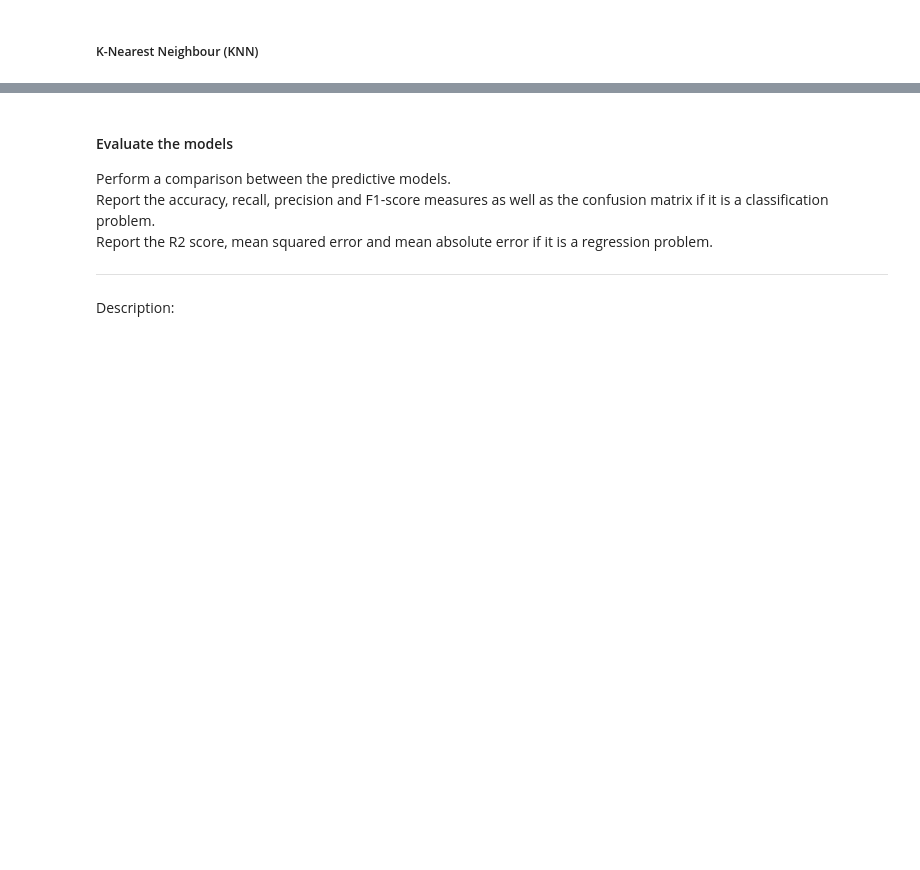
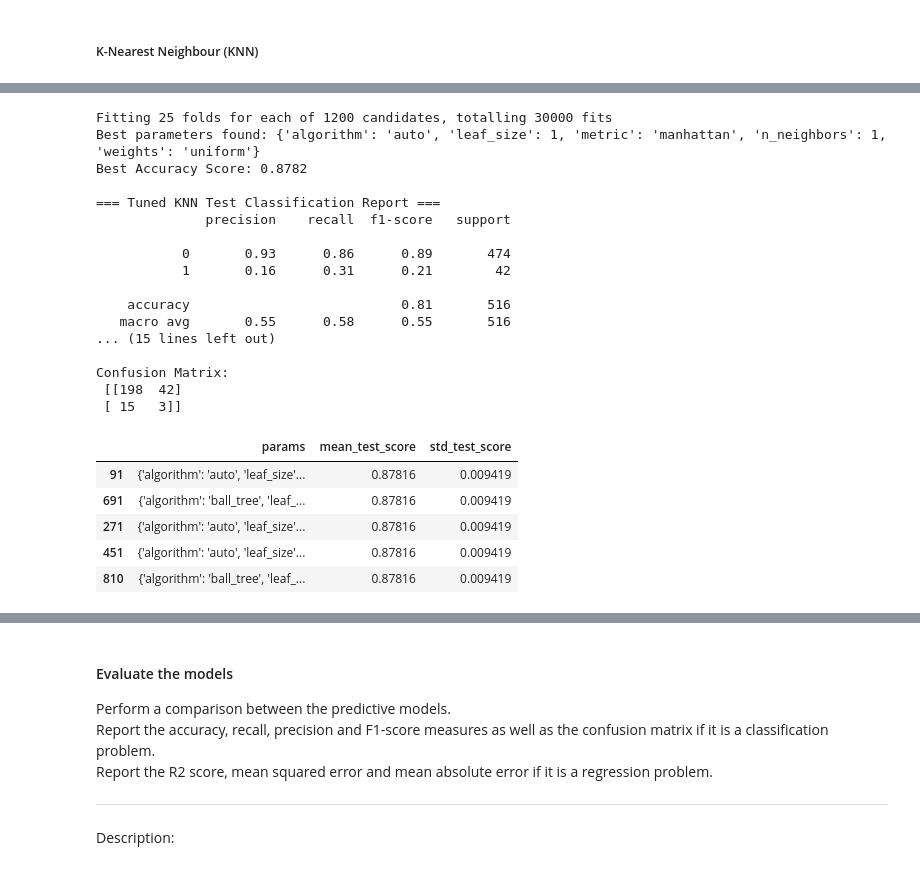
Before and after one commit to WenHao1223/cpc251-proj, a Jupyter notebook: Seismic/CPC251_Project_Part1_Seismic6.ipynb, the cells around one changed output, grey strips where cells are left out. Drawn from its saved outputs; the diff is of its cells as text; code cells hidden in the pictures; blank space fills up the shorter version.

```diff
--- a/Seismic/CPC251_Project_Part1_Seismic6.ipynb
+++ b/Seismic/CPC251_Project_Part1_Seismic6.ipynb
@@ -840,0 +878,76 @@ dtc_best_model = None # @Jccc03
+# %%
+from sklearn.model_selection import GridSearchCV, RepeatedStratifiedKFold
+from sklearn.neighbors import KNeighborsClassifier
+from sklearn.metrics import classification_report, confusion_matrix
+import pandas as pd
+
+# Hyperparameter Tuning for K-Nearest Neighbor
+knn_params = {
+    "n_neighbors": range(1, 30, 2),
+    "weights": ["uniform", "distance"],
+    "metric": ["euclidean", "manhattan"],
+    "algorithm": ["auto", "ball_tree"],
+    "leaf_size": range(1, 50, 5)
+}
+
+# Initialize the KNN classifier
+KNN = KNeighborsClassifier()
+
+# Repeated Stratified K-Fold Cross Validation
+cv = RepeatedStratifiedKFold(n_splits=5, n_repeats=5, random_state=42)
+
+# Grid Search
+grid_search = GridSearchCV(estimator=KNN, param_grid=knn_params, n_jobs=-1,
+                           cv=cv, scoring="accuracy", error_score=0, verbose=3)
+
+# Fit on training data
+grid_results = grid_search.fit(X_train, y_train)
+
+# Output best parameters and score
+best_params = grid_results.best_params_
+print(f"Best parameters found: {best_params}")
+print(f"Best Accuracy Score: {grid_results.best_score_:.4f}")
+
+# Evaluate best model
+best_knn = grid_results.best_estimator_
+
+# Predict and evaluate on test set
+y_pred_test = best_knn.predict(X_test)
+y_pred_val = best_knn.predict(X_vald)
+
+print("\n=== Tuned KNN Test Classification Report ===")
+print(classification_report(y_test, y_pred_test))
+print("Confusion Matrix:\n", confusion_matrix(y_test, y_pred_test))
+
+print("\n=== Tuned KNN Validation Classification Report ===")
+print(classification_report(y_vald, y_pred_val))
+print("Confusion Matrix:\n", confusion_matrix(y_vald, y_pred_val))
+
+# Optional: save GridSearchCV results to DataFrame
+results_df = pd.DataFrame(grid_results.cv_results_)
+results_df = results_df.sort_values(by="mean_test_score", ascending=False)
+results_df[["params", "mean_test_score", "std_test_score"]].head()
+# %% [output]
+Fitting 25 folds for each of 1200 candidates, totalling 30000 fits
+Best parameters found: {'algorithm': 'auto', 'leaf_size': 1, 'metric': 'manhattan', 'n_neighbors': 1, 'weights': 'uniform'}
+Best Accuracy Score: 0.8782
+
+=== Tuned KNN Test Classification Report ===
+              precision    recall  f1-score   support
+
+           0       0.93      0.86      0.89       474
+           1       0.16      0.31      0.21        42
+
+    accuracy                           0.81       516
+   macro avg       0.55      0.58      0.55       516
+... (15 lines left out)
+
+Confusion Matrix:
+ [[198  42]
+ [ 15   3]]
+|  | params | mean_test_score | std_test_score |
+| 91 | {'algorithm': 'auto', 'leaf_size'... | 0.87816 | 0.009419 |
+| 691 | {'algorithm': 'ball_tree', 'leaf_... | 0.87816 | 0.009419 |
+| 271 | {'algorithm': 'auto', 'leaf_size'... | 0.87816 | 0.009419 |
+| 451 | {'algorithm': 'auto', 'leaf_size'... | 0.87816 | 0.009419 |
+| 810 | {'algorithm': 'ball_tree', 'leaf_... | 0.87816 | 0.009419 |
```
Also changed, not shown: parts of 17 cells of this notebook.
